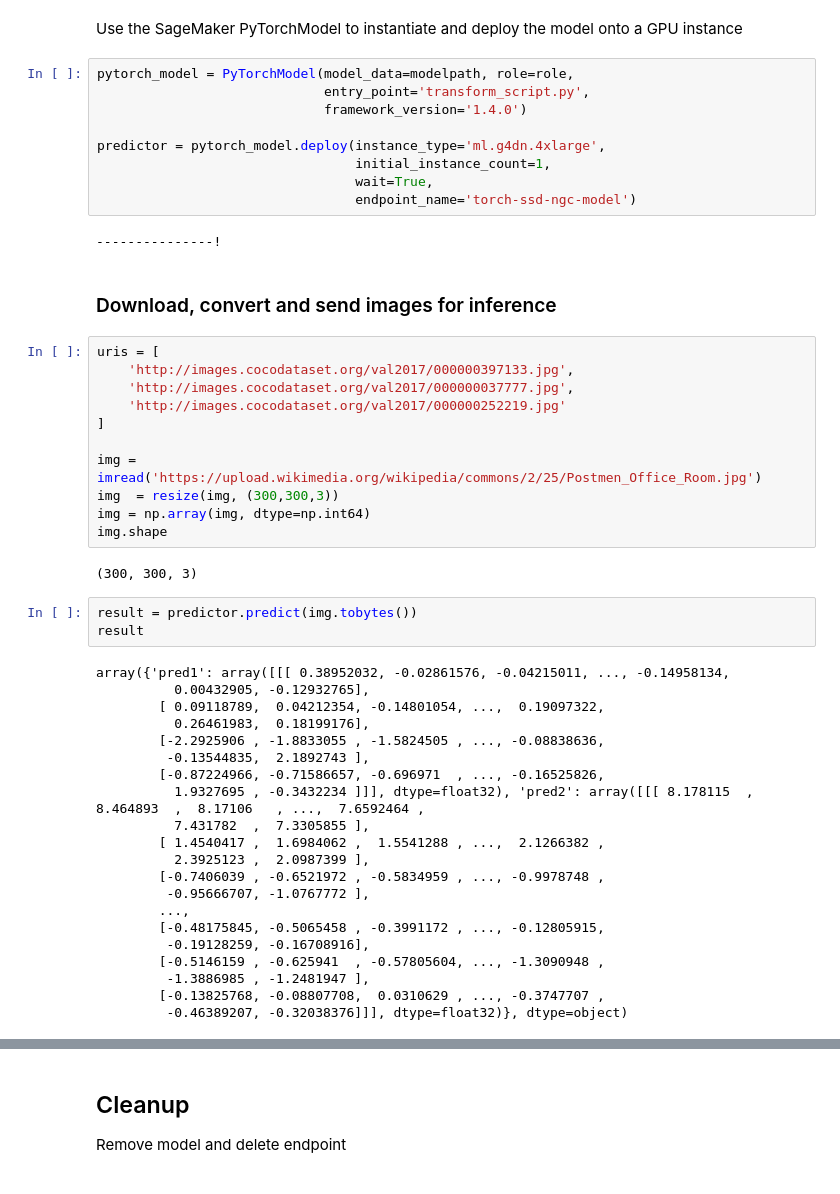
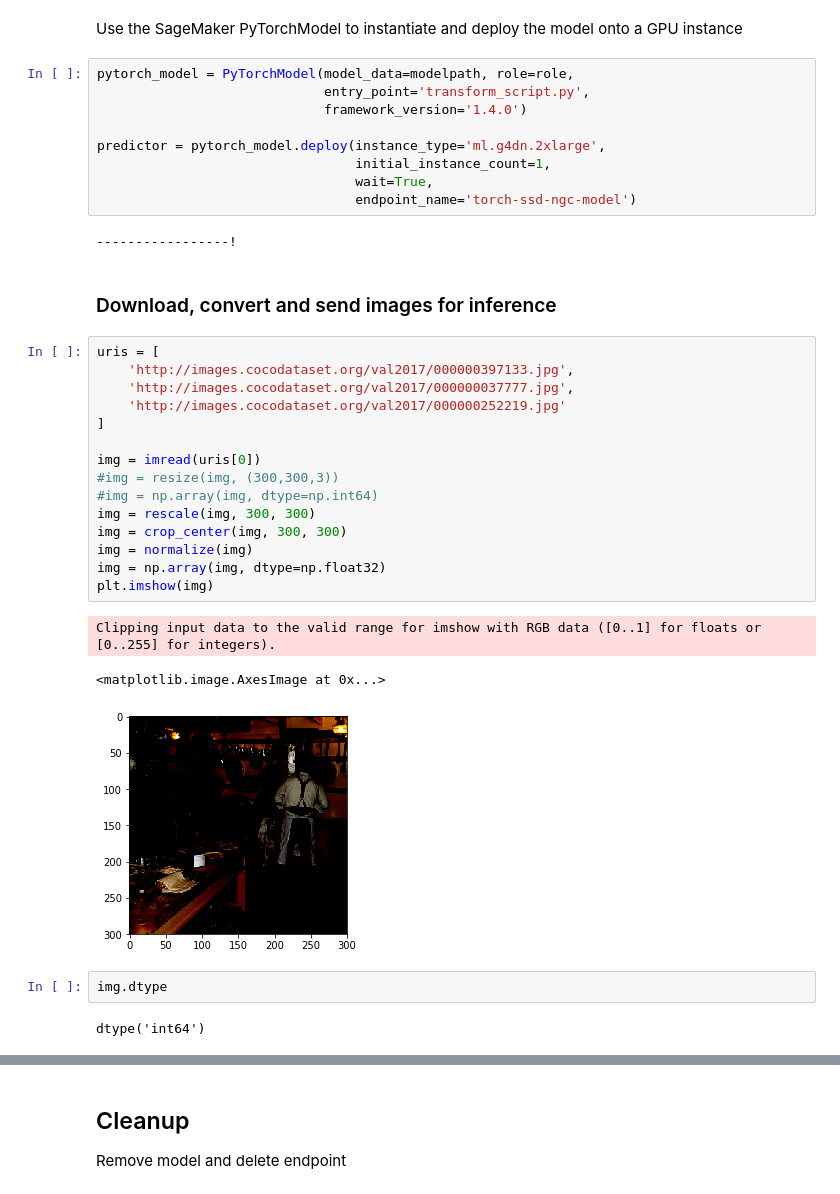
Before and after one commit to w601sxs/sagemaker-ngc-examples, a Jupyter notebook: PyTorch BYOM from NGC/PyTorch BYOM from NGC.ipynb, the cells around one changed output, grey strips where cells are left out. Saved outputs shown, nothing was run; the diff lists cells and outputs as text.

```diff
--- a/PyTorch BYOM from NGC/PyTorch BYOM from NGC.ipynb
+++ b/PyTorch BYOM from NGC/PyTorch BYOM from NGC.ipynb
@@ -220,48 +223,34 @@ pytorch_model = PyTorchModel(model_data=modelpath, role=role,
                              entry_point='transform_script.py',
                              framework_version='1.4.0')
 
-predictor = pytorch_model.deploy(instance_type='ml.g4dn.4xlarge',
+predictor = pytorch_model.deploy(instance_type='ml.g4dn.2xlarge',
                                  initial_instance_count=1,
                                  wait=True,
                                  endpoint_name='torch-ssd-ngc-model')
 # %% [output]
----------------!
+-----------------!
 # %% [markdown]
 ### Download, convert and send images for inference
 # %%
 uris = [
     'http://images.cocodataset.org/val2017/000000397133.jpg',
     'http://images.cocodataset.org/val2017/000000037777.jpg',
     'http://images.cocodataset.org/val2017/000000252219.jpg'
 ]
 
-img = imread('https://upload.wikimedia.org/wikipedia/commons/2/25/Postmen_Office_Room.jpg')
-img  = resize(img, (300,300,3))
-img = np.array(img, dtype=np.int64)
-img.shape
+img = imread(uris[0])
+#img = resize(img, (300,300,3))
+#img = np.array(img, dtype=np.int64)
+img = rescale(img, 300, 300)
+img = crop_center(img, 300, 300)
+img = normalize(img)
+img = np.array(img, dtype=np.float32)
+plt.imshow(img)
 # %% [output]
-(300, 300, 3)
+Clipping input data to the valid range for imshow with RGB data ([0..1] for floats or [0..255] for integers).
+<matplotlib.image.AxesImage at 0x...>
+[figure, added]
-# %%
-result = predictor.predict(img.tobytes())
-result
-# %% [output]
-array({'pred1': array([[[ 0.38952032, -0.02861576, -0.04215011, ..., -0.14958134,
-          0.00432905, -0.12932765],
-        [ 0.09118789,  0.04212354, -0.14801054, ...,  0.19097322,
-          0.26461983,  0.18199176],
-        [-2.2925906 , -1.8833055 , -1.5824505 , ..., -0.08838636,
-         -0.13544835,  2.1892743 ],
-        [-0.87224966, -0.71586657, -0.696971  , ..., -0.16525826,
-          1.9327695 , -0.3432234 ]]], dtype=float32), 'pred2': array([[[ 8.178115  ,  8.464893  ,  8.17106   , ...,  7.6592464 ,
-          7.431782  ,  7.3305855 ],
-        [ 1.4540417 ,  1.6984062 ,  1.5541288 , ...,  2.1266382 ,
-          2.3925123 ,  2.0987399 ],
-        [-0.7406039 , -0.6521972 , -0.5834959 , ..., -0.9978748 ,
-         -0.95666707, -1.0767772 ],
-        ...,
-        [-0.48175845, -0.5065458 , -0.3991172 , ..., -0.12805915,
-         -0.19128259, -0.16708916],
-        [-0.5146159 , -0.625941  , -0.57805604, ..., -1.3090948 ,
-         -1.3886985 , -1.2481947 ],
-        [-0.13825768, -0.08807708,  0.0310629 , ..., -0.3747707 ,
-         -0.46389207, -0.32038376]]], dtype=float32)}, dtype=object)
+# %%
+img.dtype
+# %% [output]
+dtype('int64')
```
Also changed, not shown: parts of 16 cells of this notebook, 9 other files.
